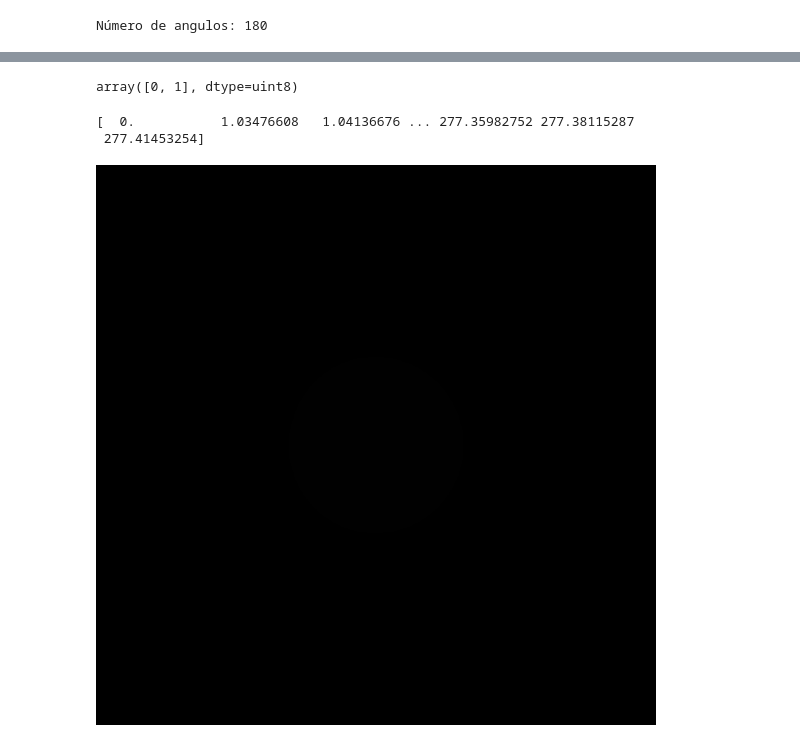
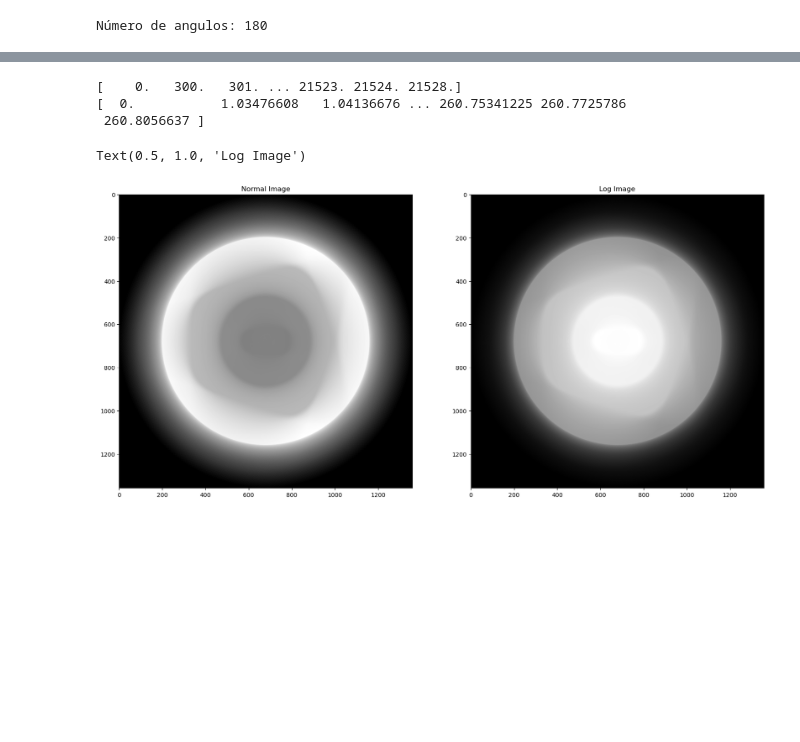
Before and after one commit to Arthur-Nascimento/blender_tomo, a Jupyter notebook: ct_reconstruct.ipynb, the cells around one changed output, grey strips where cells are left out. Cells and saved outputs as stored; diff of their text form; code cells hidden in the pictures; blank space fills up the shorter version.

Commit message:
Improving reconstruction and including filter options

```diff
--- a/ct_reconstruct.ipynb
+++ b/ct_reconstruct.ipynb
@@ -74,31 +71,22 @@ test_scan.rotate(45)
-# %%
-# Definindo uma função de reconstrução geral
-# Ela itera sobre cada um dos scans unicos e as soma para criar a imagem final
-def reconstruct_from_sinogram(sinogram = sinogram, samples = 180, N = 960, make_gif = False):
-    final_image = int(np.ceil(N * np.sqrt(2)))
-    b_scan = np.zeros((final_image, final_image))
-    for scan in range(len(sinogram)):
-        a_scan = sinogram[scan]
-        a_scan = np.tile(a_scan, (sinogram.shape[1], 1))
-
-        a_scan = Image.fromarray(a_scan).rotate(45, expand=True)
-        a_scan = np.asarray(a_scan.rotate(-45+scan))
-        b_scan += a_scan
-
-        Image.fromarray(b_scan/np.max(b_scan)*255).convert('L').save(f"./test/{scan}.png")
-    print(np.unique(b_scan))
-    return b_scan
-# %%
-np.unique(np.asarray(test_reconstruct))
-# %% [output]
-array([0, 1], dtype=uint8)
-# %%
-test_reconstruct = Image.fromarray(reconstruct_from_sinogram()/255).convert('L')
-test_reconstruct
-# %% [output]
-[  0.           1.03476608   1.04136676 ... 277.35982752 277.38115287
- 277.41453254]
-[figure, removed]
+# %%
+img_reconstructed = reconstruct_from_sinogram()
+log_reconstructed = reconstruct_from_sinogram(sinogram=sinogram_log)
+# %% [output]
+[    0.   300.   301. ... 21523. 21524. 21528.]
+[  0.           1.03476608   1.04136676 ... 260.75341225 260.7725786
+ 260.8056637 ]
+# %%
+# Create a figure and subplots
+fig, axs = plt.subplots(1, 2, figsize=(20, 10))
+
+# Display the images
+axs[0].imshow(img_reconstructed, cmap='gray')
+axs[0].set_title('Normal Image')
+axs[1].imshow(log_reconstructed, cmap='gray')
+axs[1].set_title('Log Image')
+# %% [output]
+Text(0.5, 1.0, 'Log Image')
+[figure, added]
 # %%
 def filter_signal(signal, D0 = 10):
     F = np.fft.fft(signal)
```
Also changed, not shown: parts of 25 cells of this notebook.
